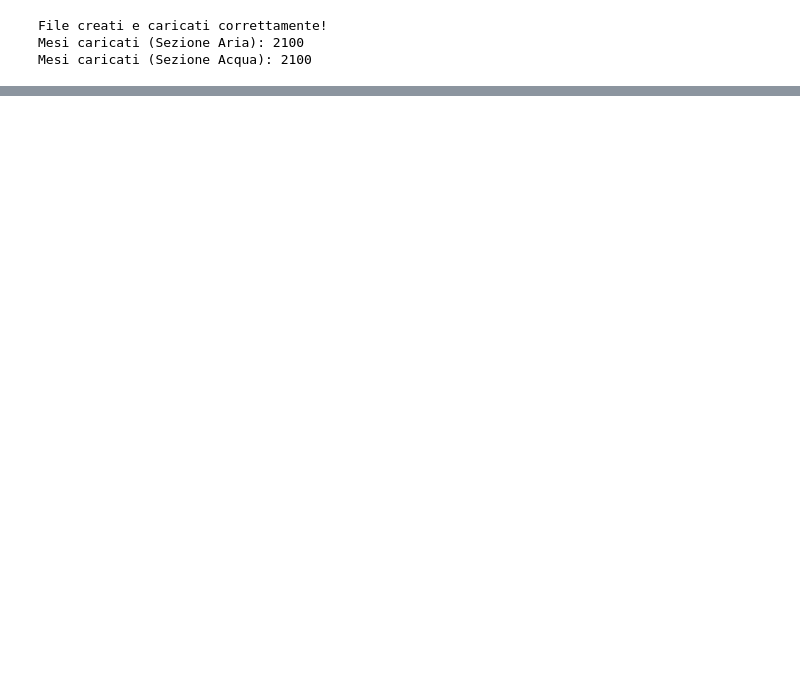
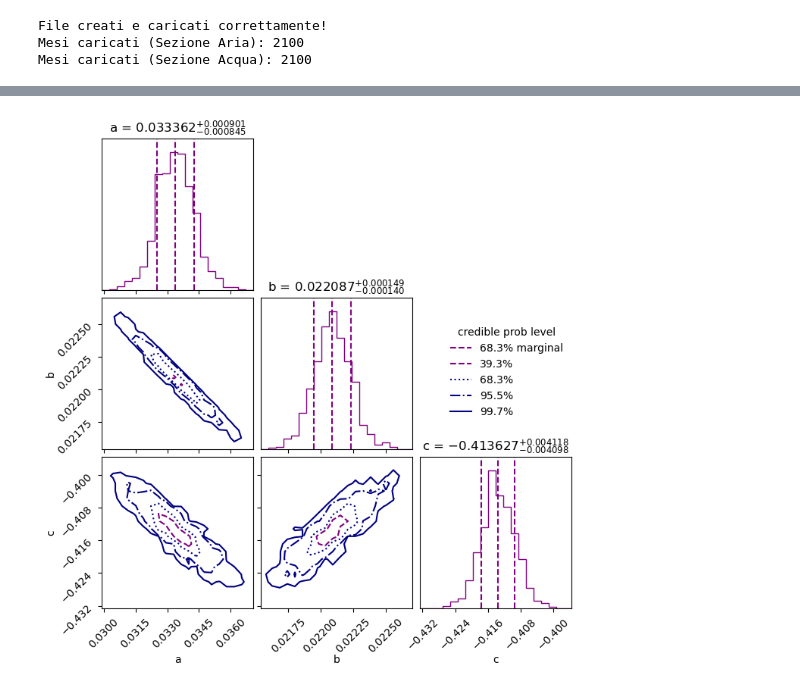
Before and after one commit to EnricoVianelli/GlobalWarming, a Jupyter notebook: global_warming.ipynb, the cells around one changed output, grey strips where cells are left out. Cells and saved outputs as stored; diff of their text form; code cells hidden in the pictures; blank space fills up the shorter version.

```diff
--- a/global_warming.ipynb
+++ b/global_warming.ipynb
@@ -531,0 +550,4 @@ plt.plot(time, pred_anomalies, "k", lw=1.5, alpha=0.5)
+# %%
+cornerplot(results_GP_trend, title_fmt='.6f');
+# %% [output]
+[figure, added]
```
Also changed, not shown: parts of 12 cells of this notebook.
